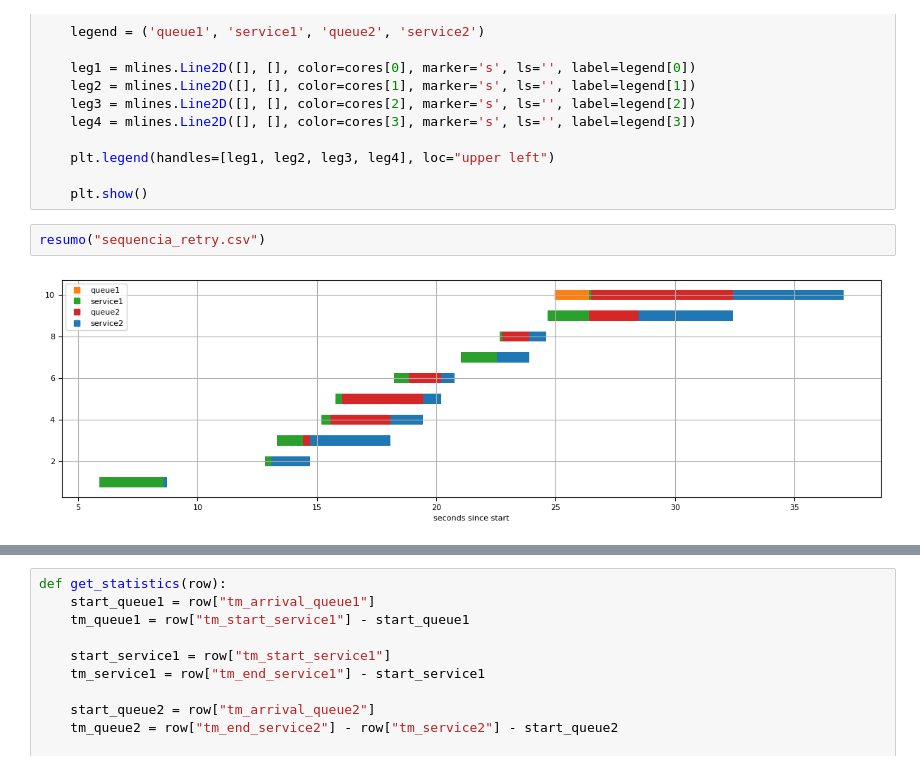
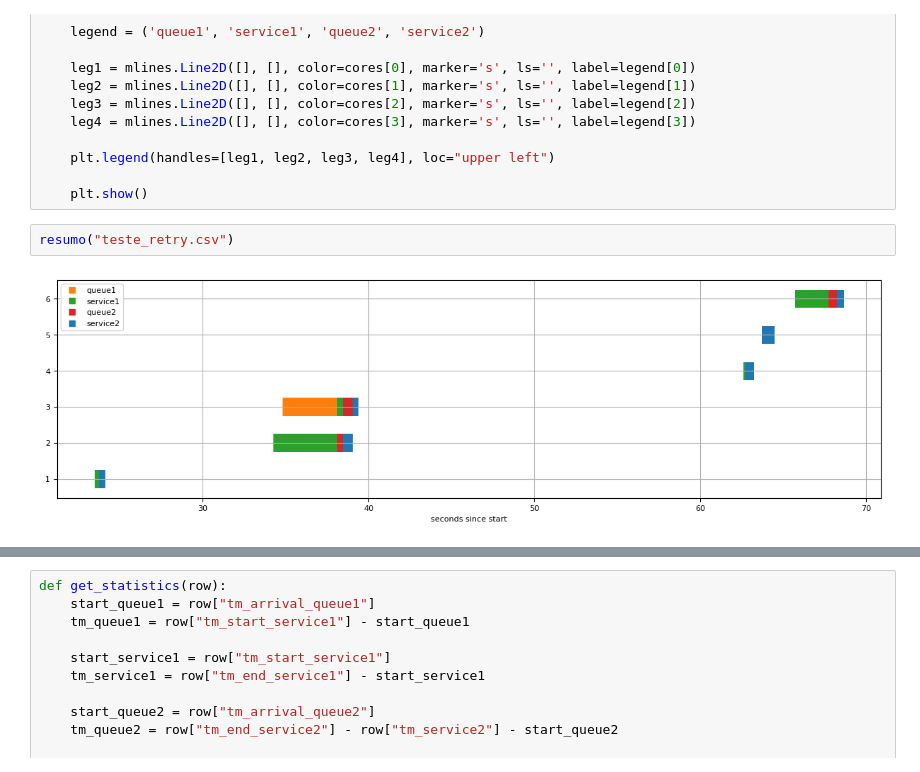
Before and after one commit to viniciuslettieri/2022.2---Avaliacao-e-Desempenho, a Jupyter notebook: Simulacoes/analise_simulacao.ipynb, the cells around one changed output, grey strips where cells are left out. Cells and saved outputs as stored; diff of their text form.

```diff
--- a/Simulacoes/analise_simulacao.ipynb
+++ b/Simulacoes/analise_simulacao.ipynb
@@ -55,9 +55,9 @@ def resumo(arquivo):
 
     plt.show()
 # %%
-resumo("sequencia_retry.csv")
+resumo("teste_retry.csv")
 # %% [output]
-[figure, old version]
+[figure, new version]
 # %%
 resumo("teste_prioridade.csv")
 # %% [output]
```
Also changed, not shown: parts of 1 cell of this notebook, 5 other files.
